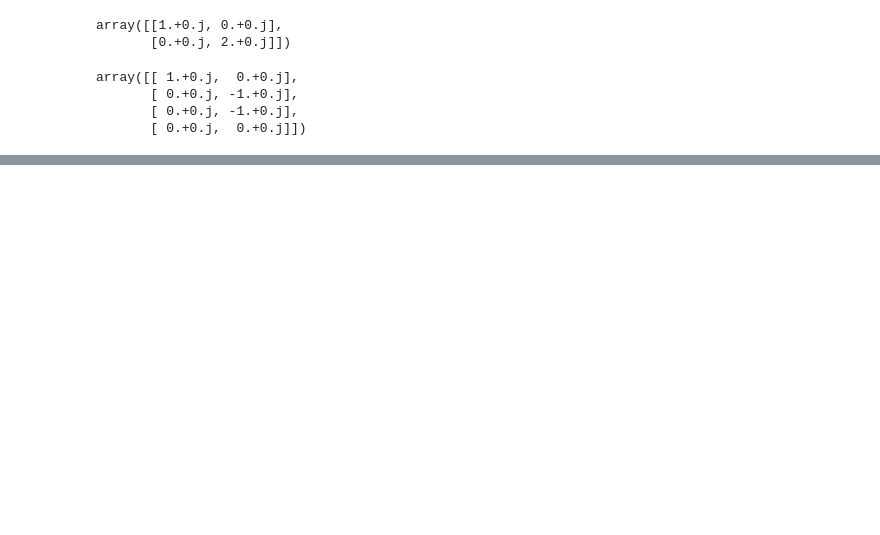
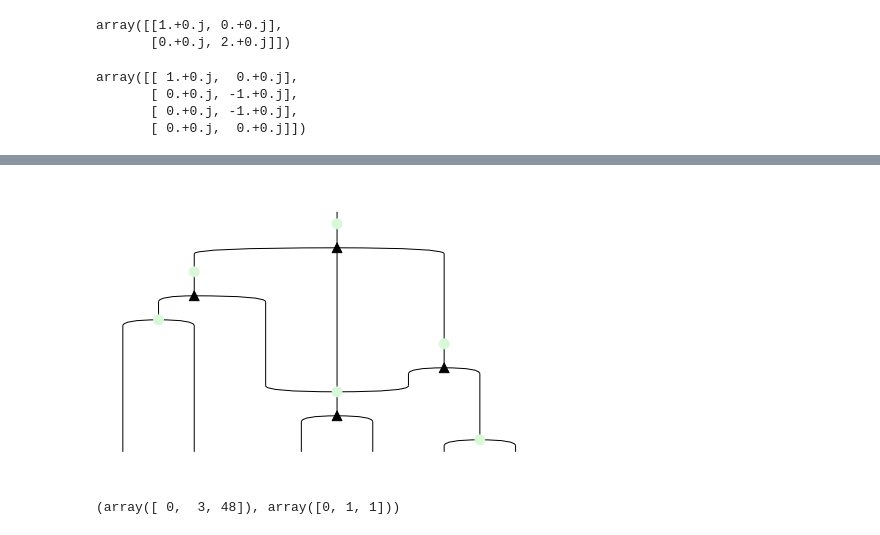
Before and after one commit to edwinagnew/zxw-diagrams, a Jupyter notebook: determin.ipynb, the cells around one changed output, grey strips where cells are left out. Drawn from its saved outputs; the diff is of its cells as text; code cells hidden in the pictures; blank space fills up the shorter version.

```diff
--- a/determin.ipynb
+++ b/determin.ipynb
@@ -53,0 +106,9 @@ array([[ 1.+0.j,  0.+0.j],
+# %%
+ellen = Z(1, 1, 0) >> W(3) >> Z(1, 1) @ Id(1) @ Z(1, 1) >> W() @ Id(1) @ W() >> Z(1, 2) @ Z(3, 1) @ Z(1, 2) >> Id(2) @ W() @ Id(2)
+ellen.normal_form().draw()
+# %% [output]
+[figure, added]
+# %%
+eval(ellen).nonzero() # 0 -> 0..0, 1-> 000011, 110000
+# %% [output]
+(array([ 0,  3, 48]), array([0, 1, 1]))
```
Also changed, not shown: parts of 9 cells of this notebook, 2 other files.
